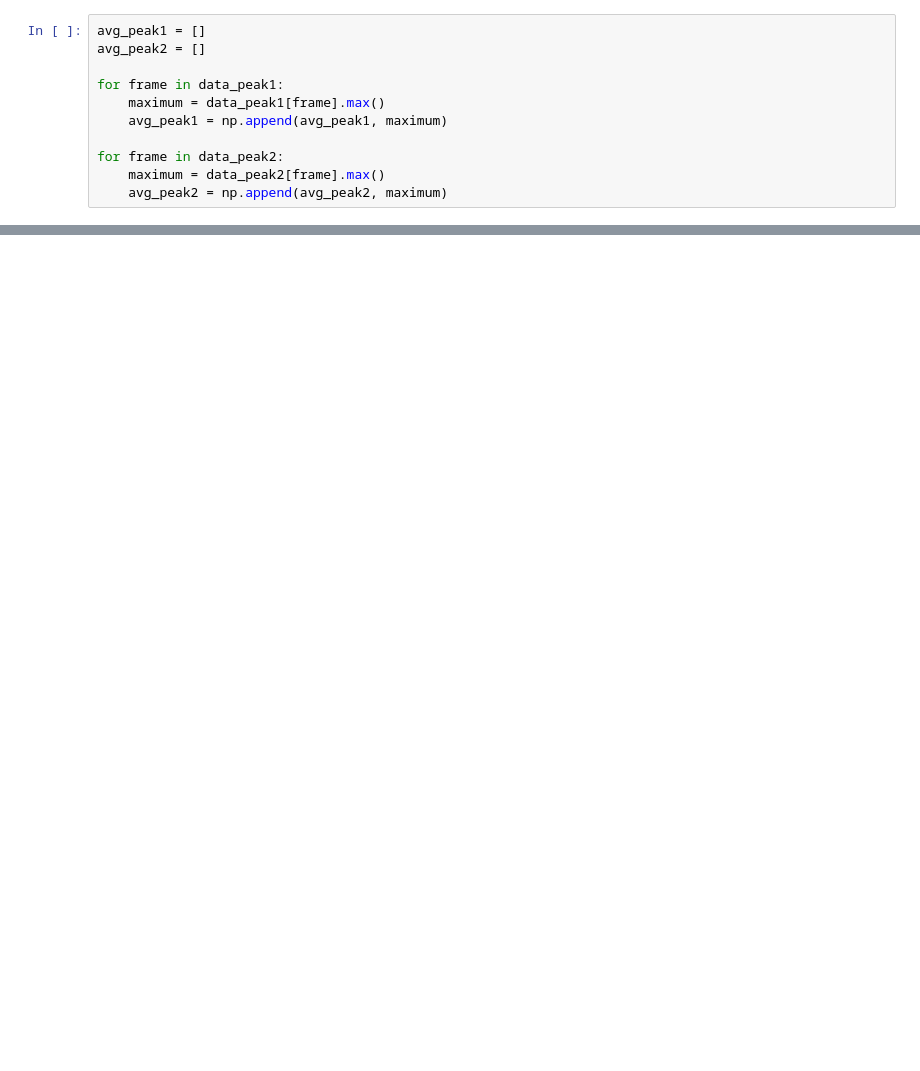
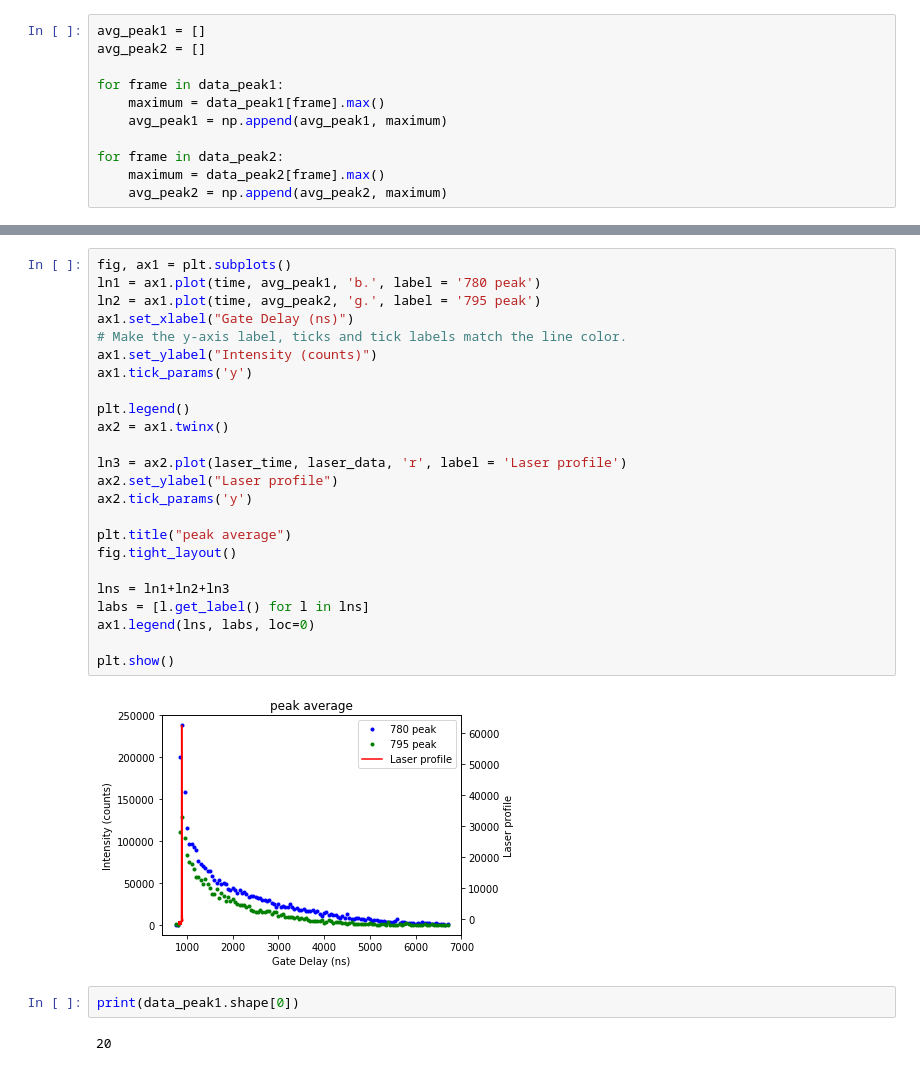
Before and after one commit to msb002/MHDlab, a Jupyter notebook: Python Analysis/Vapor Tube Analysis-excimer_2.ipynb, the cells around one changed output, grey strips where cells are left out. Cells and saved outputs as stored; diff of their text form; blank space fills up the shorter version.

```diff
--- a/Python Analysis/Vapor Tube Analysis-excimer_2.ipynb
+++ b/Python Analysis/Vapor Tube Analysis-excimer_2.ipynb
@@ -113,0 +139,30 @@ plt.legend(bbox_to_anchor=(1.05, 1), loc=2, borderaxespad=0.)
+# %%
+fig, ax1 = plt.subplots()
+ln1 = ax1.plot(time, avg_peak1, 'b.', label = '780 peak')
+ln2 = ax1.plot(time, avg_peak2, 'g.', label = '795 peak')
+ax1.set_xlabel("Gate Delay (ns)")
+# Make the y-axis label, ticks and tick labels match the line color.
+ax1.set_ylabel("Intensity (counts)")
+ax1.tick_params('y')
+
+plt.legend()
+ax2 = ax1.twinx()
+
+ln3 = ax2.plot(laser_time, laser_data, 'r', label = 'Laser profile')
+ax2.set_ylabel("Laser profile")
+ax2.tick_params('y')
+
+plt.title("peak average")
+fig.tight_layout()
+
+lns = ln1+ln2+ln3
+labs = [l.get_label() for l in lns]
+ax1.legend(lns, labs, loc=0)
+
+plt.show()
+# %% [output]
+[figure, added]
+# %%
+print(data_peak1.shape[0])
+# %% [output]
+20
```
Also changed, not shown: parts of 10 cells of this notebook.
